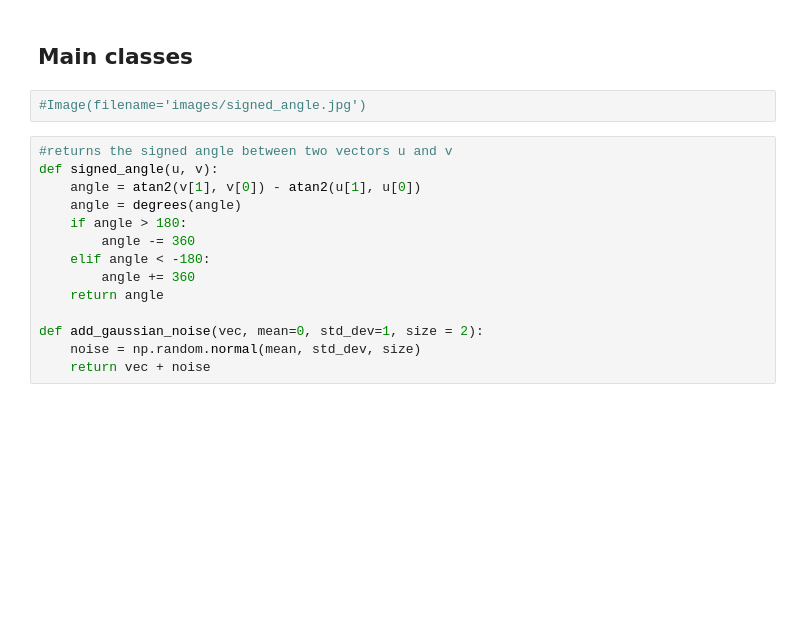
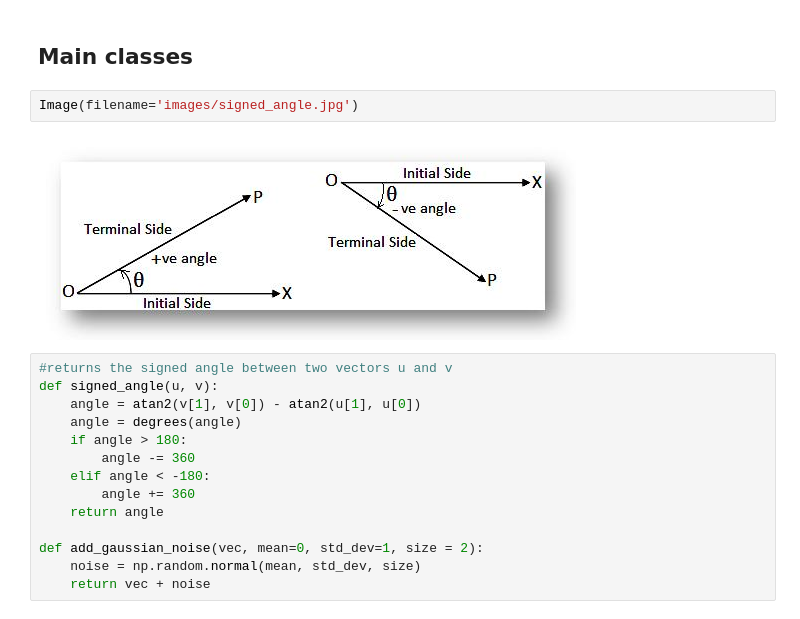
Before and after one commit to DaGrapix/PIE, a Jupyter notebook: suivi_de_trajectoire_fixe.ipynb, the cells around one changed output. Saved outputs shown, nothing was run; the diff lists cells and outputs as text; blank space fills up the shorter version.

```diff
--- a/suivi_de_trajectoire_fixe.ipynb
+++ b/suivi_de_trajectoire_fixe.ipynb
@@ -33,7 +36,9 @@ k_collision_acceleration = 100
 # %% [markdown]
 ## Main classes
 # %%
-#Image(filename='images/signed_angle.jpg')
+Image(filename='images/signed_angle.jpg')
+# %% [output]
+[figure, added]
 # %%
 #returns the signed angle between two vectors u and v
 def signed_angle(u, v):
```
Also changed, not shown: parts of 3 cells of this notebook.
